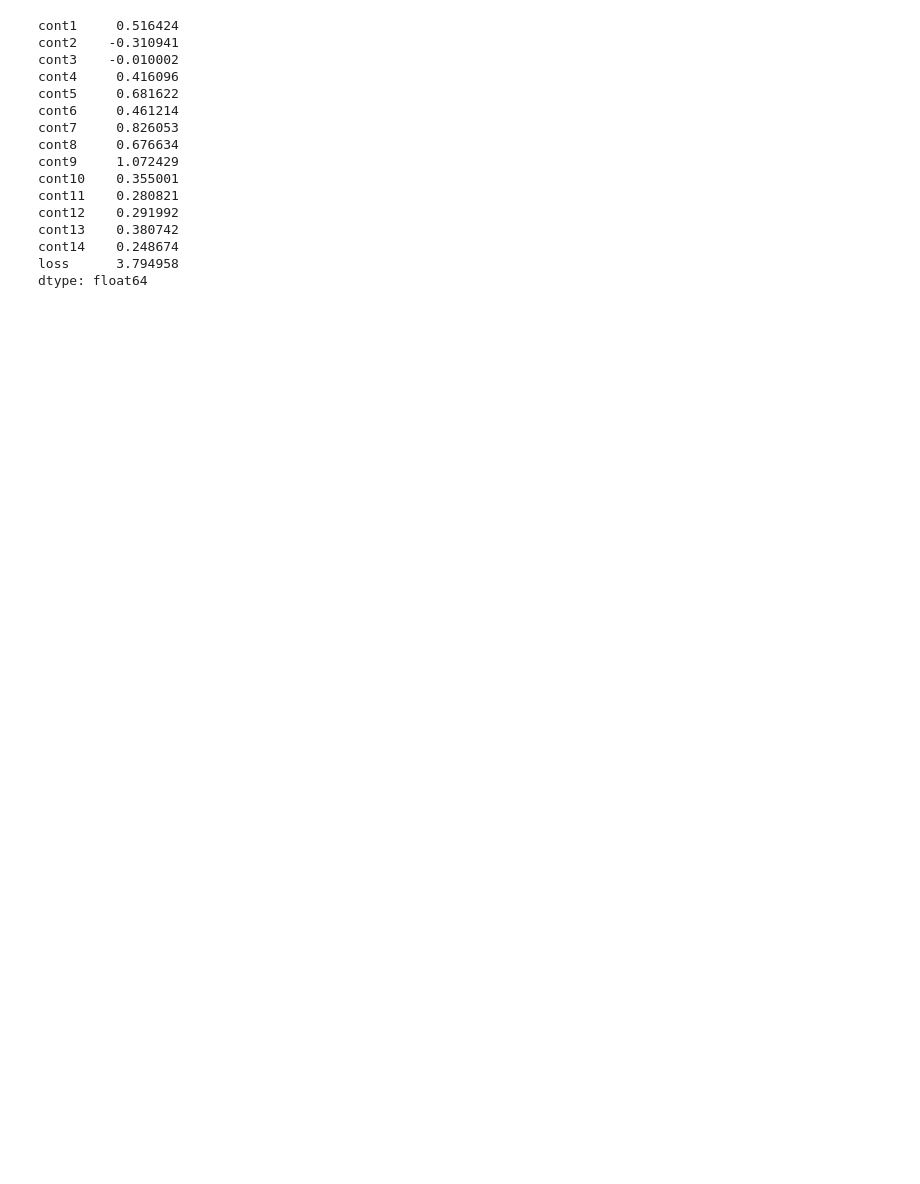
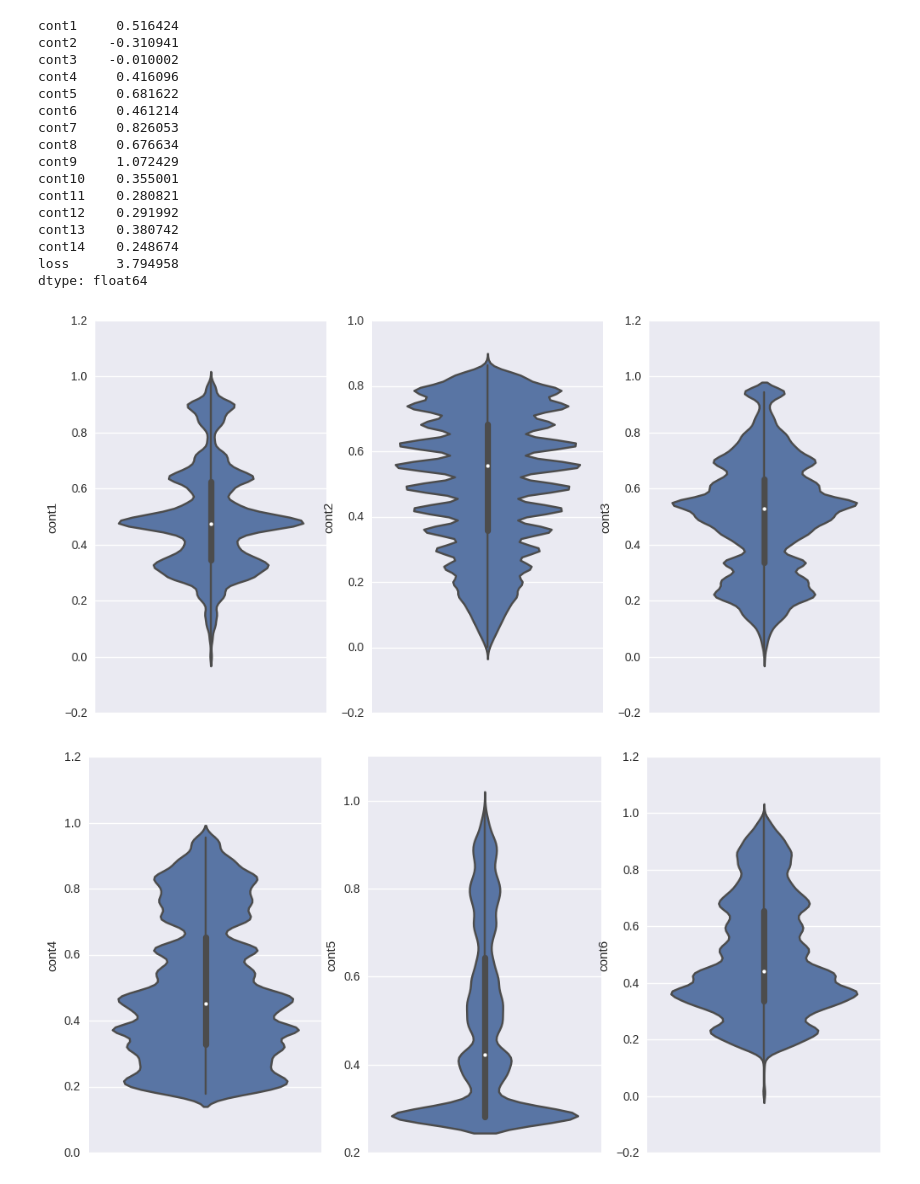
Before and after one commit to dheerajgopi/kaggle-allstate-claims, a Jupyter notebook: allstate-claims.ipynb, the cells around one changed output. Drawn from its saved outputs; the diff is of its cells as text; code cells hidden in the pictures; blank space fills up the shorter version.

Commit message:
Violin plot for numeric data

```diff
--- a/allstate-claims.ipynb
+++ b/allstate-claims.ipynb
@@ -60,3 +65,20 @@ cont13    0.380742
 cont14    0.248674
 loss      3.794958
 dtype: float64
+# %%
+numeric_data_train = train_dataset.select_dtypes(include=['float64'])
+numeric_cols = numeric_data_train.columns
+# %%
+# Violin plots for numeric attributes
+n_cols = 3
+n_rows = (len(numeric_cols) / n_cols) + (len(numeric_cols) % n_cols)
+
+for i in xrange(n_rows):
+    fig, ax = plt.subplots(nrows=1, ncols=n_cols, figsize=(12, 6))
+    for j in xrange(n_cols):
+        sns.violinplot(y=numeric_cols[i*n_cols + j], data=numeric_data_train, ax=ax[j])
+
+# loss is heavily skewed
+# %% [output]
+[figure, added]
+[figure, added]
```
Also changed, not shown: parts of 4 cells of this notebook.
